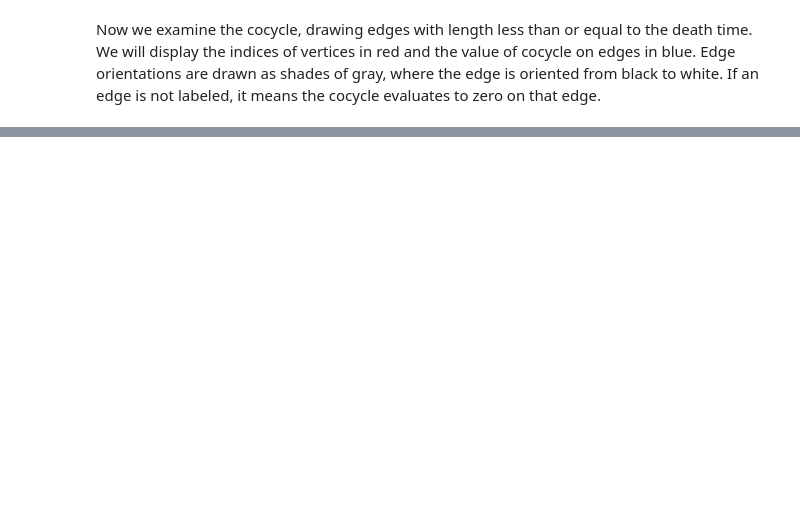
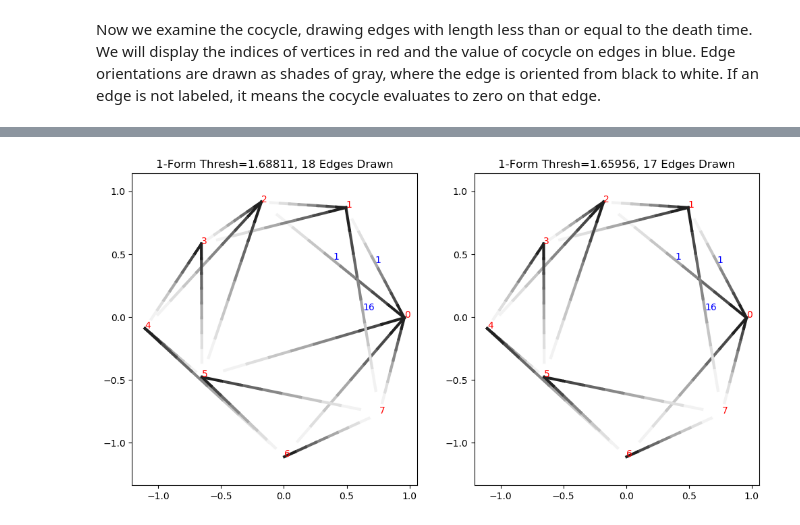
Before and after one commit to scikit-tda/ripser.py, a Jupyter notebook: docs/notebooks/Representative Cocycles.ipynb, the cells around one changed output, grey strips where cells are left out. Saved outputs shown, nothing was run; the diff lists cells and outputs as text; code cells hidden in the pictures; blank space fills up the shorter version.

```diff
--- a/docs/notebooks/Representative Cocycles.ipynb
+++ b/docs/notebooks/Representative Cocycles.ipynb
@@ -90,0 +104,14 @@ Notice how this is not actually a valid cocycle yet, because integrating along t
+# %%
+edges_sorted = np.sort(D.flatten())
+thresh2 = edges_sorted[np.argmin(np.abs(edges_sorted-thresh1))-1]
+
+plt.figure(figsize=(12, 6))
+plt.subplot(121)
+e1 = plotCocycle2D(D, x, cocycle, thresh1)
+plt.title("1-Form Thresh=%g, %i Edges Drawn"%(thresh1, e1))
+plt.subplot(122)
+e2 = plotCocycle2D(D, x, cocycle, thresh2)
+plt.title("1-Form Thresh=%g, %i Edges Drawn"%(thresh2, e2))
+plt.show()
+# %% [output]
+[figure, added]
```
Also changed, not shown: parts of 12 cells of this notebook, 2 other files.
